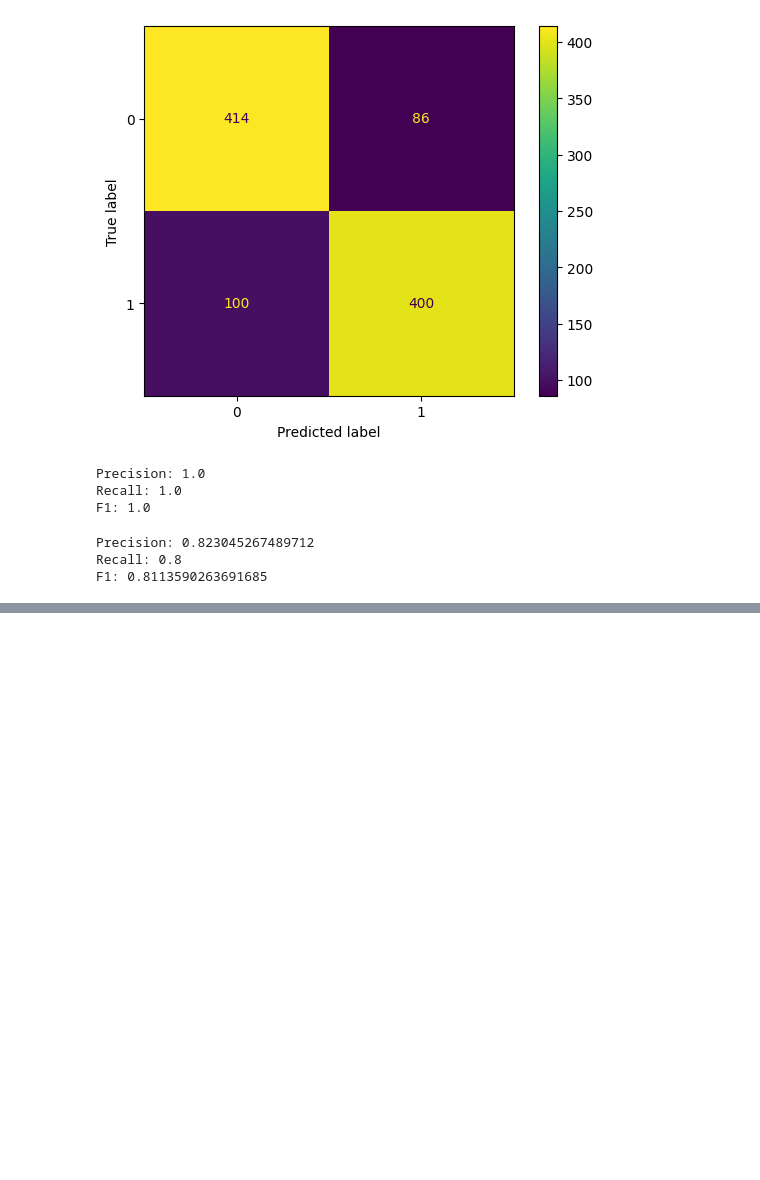
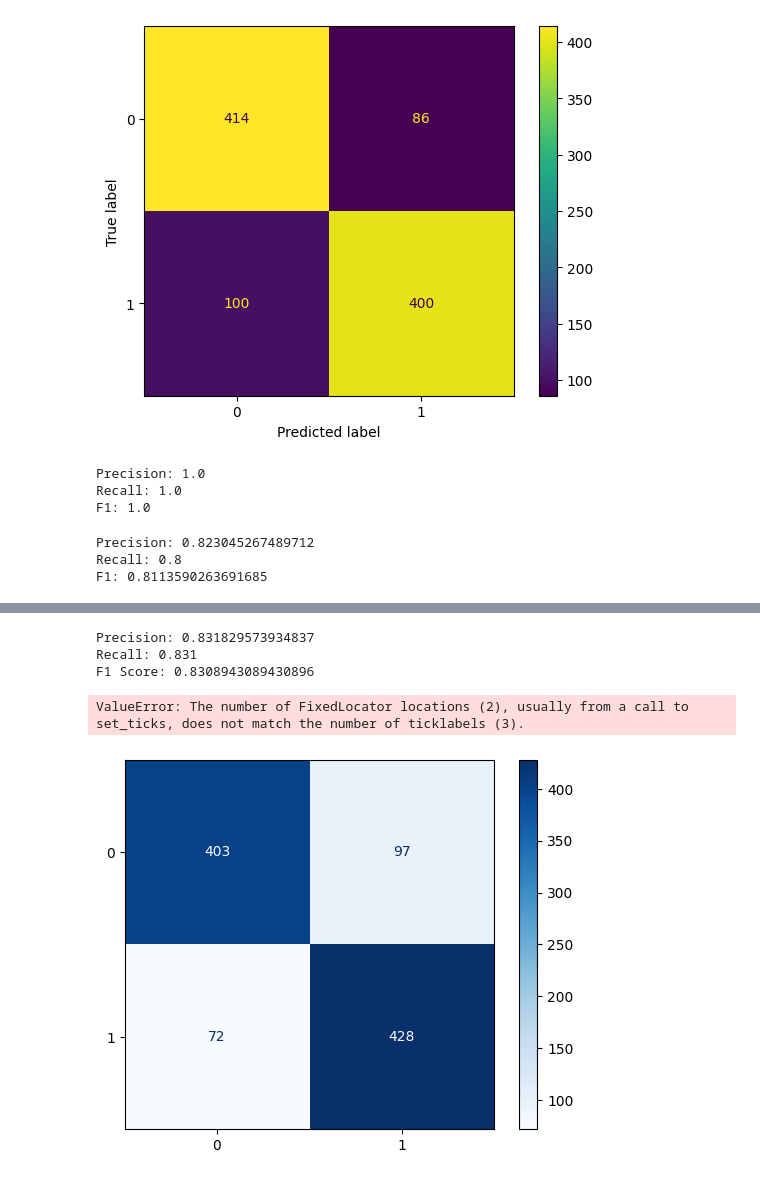
Before and after one commit to uniandes-data-wizards/project-01, a Jupyter notebook: movie_sentiment.ipynb, the cells around one changed output, grey strips where cells are left out. Saved outputs shown, nothing was run; the diff lists cells and outputs as text; code cells hidden in the pictures; blank space fills up the shorter version.

```diff
--- a/movie_sentiment.ipynb
+++ b/movie_sentiment.ipynb
@@ -386,0 +478,19 @@ F1: 0.8113590263691685
+# %%
+
+# create a pipeline that includes the SVC model
+pipeline = Pipeline([
+    ('tfidf', TfidfVectorizer(tokenizer=word_tokenize, stop_words=None)),
+    ('svc', SVC())
+])
+# %%
+
+# define a dictionary of parameters for the GridSearchCV
+parameters = {
+    'svc__C': [0.1, 1, 10],
+    'svc__kernel': ['linear', 'rbf']
+}
+# %%
+
+# perform a grid search to find the best parameters
+grid_search = GridSearchCV(pipeline, parameters, cv=5, verbose=1)
+grid_search.fit(X_train, y_train)
@@ -386,0 +506,4 @@ F1: 0.8113590263691685
+# %%
+
+# evaluate the model on the test set
+y_pred = grid_search.predict(X_test)
@@ -386,0 +516,22 @@ F1: 0.8113590263691685
+# %%
+
+# print the performance metrics
+print("Precision:", precision)
+print("Recall:", recall)
+print("F1 Score:", f1)
+# %% [output]
+Precision: 0.831829573934837
+Recall: 0.831
+F1 Score: 0.8308943089430896
+# %%
+# plot the confusion matrix
+cm = confusion_matrix(y_test, y_pred)
+disp = ConfusionMatrixDisplay(confusion_matrix=cm, display_labels=['Negativo', 'Neutro', 'Positivo'])
+ax = plt.gca()
+disp.plot(include_values=True, cmap='Blues', ax=ax)
+ax.set_xticks([0, 1, 2, 3])
+ax.set_xticklabels(['Negativo', 'Neutro', 'Positivo'])
+plt.show()
+# %% [output]
+ValueError: The number of FixedLocator locations (2), usually from a call to set_ticks, does not match the number of ticklabels (3).
+[figure, added]
```
Also changed, not shown: parts of 7 cells of this notebook, 1 other file.
